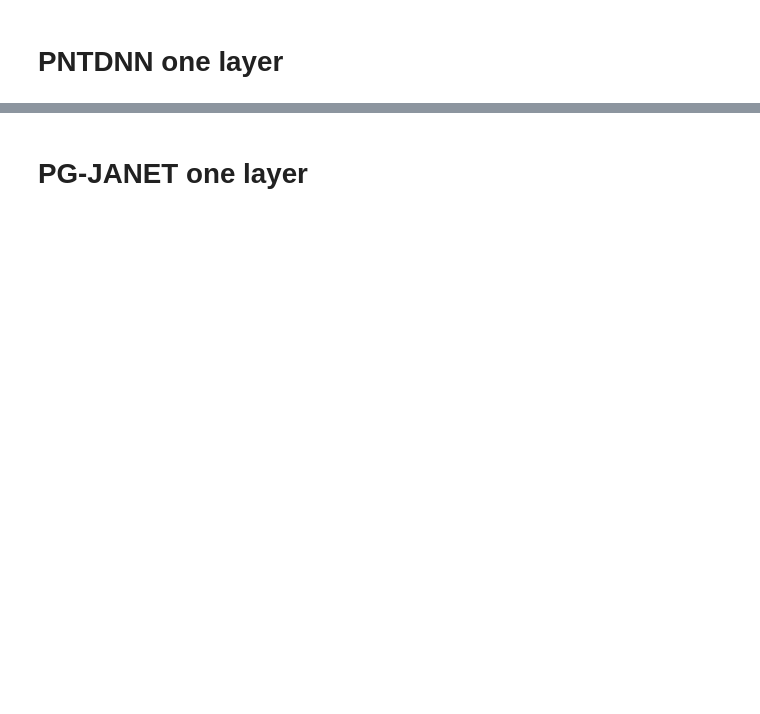
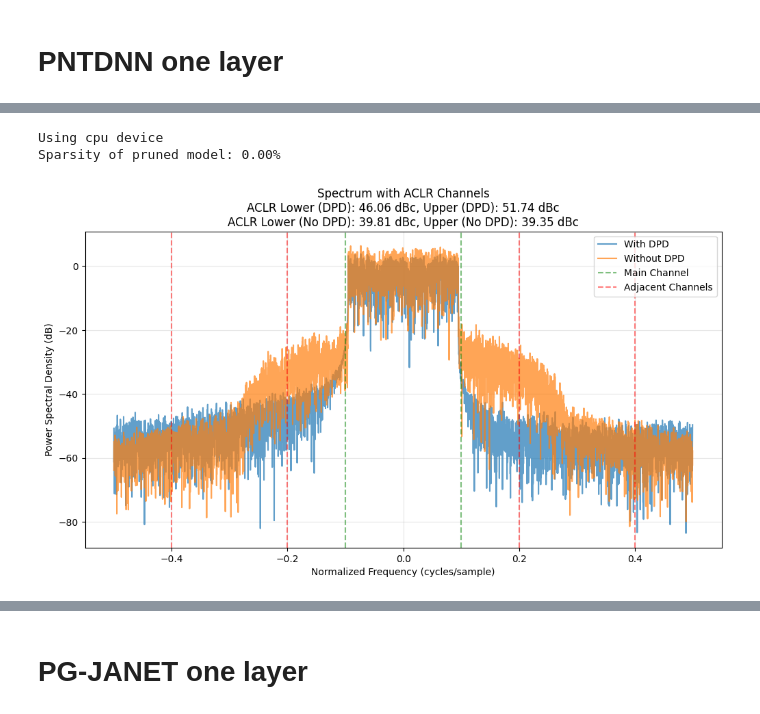
Before and after one commit to aquigney/sparseDPD, a Jupyter notebook: ucd_pruning/open_dpd_dataset_pruning.ipynb, the cells around one changed output, grey strips where cells are left out. Drawn from its saved outputs; the diff is of its cells as text; code cells hidden in the pictures; blank space fills up the shorter version.

```diff
--- a/ucd_pruning/open_dpd_dataset_pruning.ipynb
+++ b/ucd_pruning/open_dpd_dataset_pruning.ipynb
@@ -92,12 +115,16 @@ pruning_experiment_pntdnn_one_layer.best_datapath.inverse_model.write_nn_to_file
 # %%
 # Load best linear pruned model and evaluate performance
 best_pruned_inverse_nn = PNTDNN_NeuralNetwork(num_memory_levels=15, model_type='OneLayerNetwork', nn_file_path='pntdnn_one_layer_fixed_percentage_pruned_inverse_model.pt', forward_model=False)
 #print sparsity of pruned model
 print(f"Sparsity of pruned model: {best_pruned_inverse_nn._get_pruning_percentage():.2f}%")
 
 best_pruned_datapath = Datapath(forward_model=PGJANET_forward_nn, inverse_model=best_pruned_inverse_nn)
 # Plots for of best model
-best_pruned_datapath.plot_spectrum_with_aclr(simpleDataManager.test_dataset.input_data[:5000], channel_bw=0.2, channel_bw=0.3)
+best_pruned_datapath.plot_spectrum_with_aclr(simpleDataManager.test_dataset.input_data[:5000], channel_bw=0.2, channel_spacing=0.3)
+# %% [output]
+Using cpu device
+Sparsity of pruned model: 0.00%
+[figure, added]
 # %%
 # Now try an adaptive pruning approach
 
```
Also changed, not shown: parts of 7 cells of this notebook, 3 other files.
